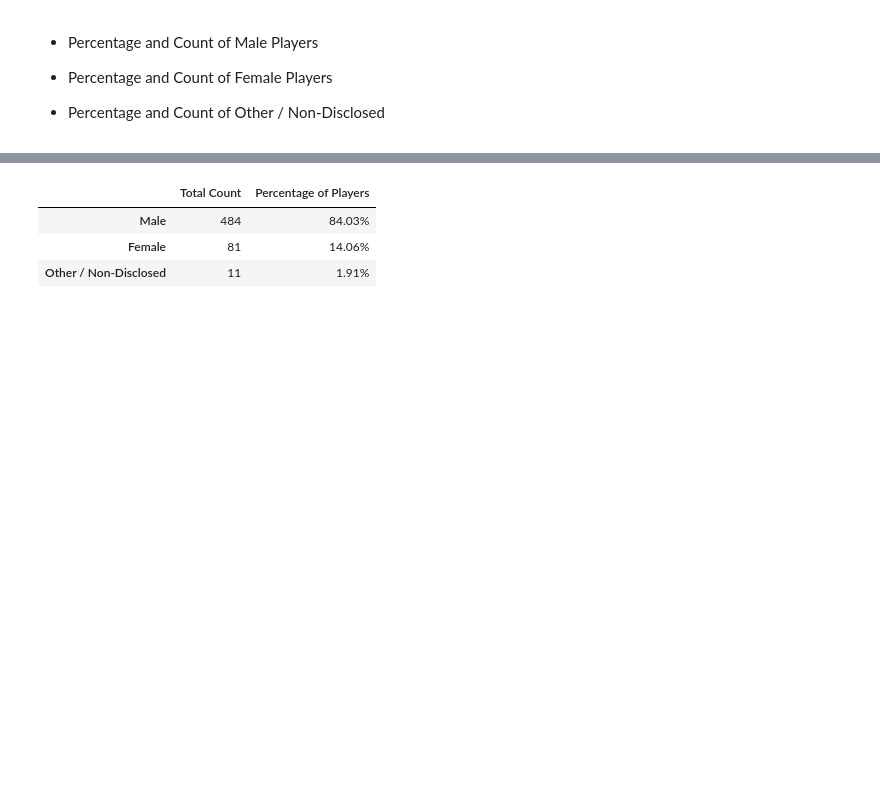
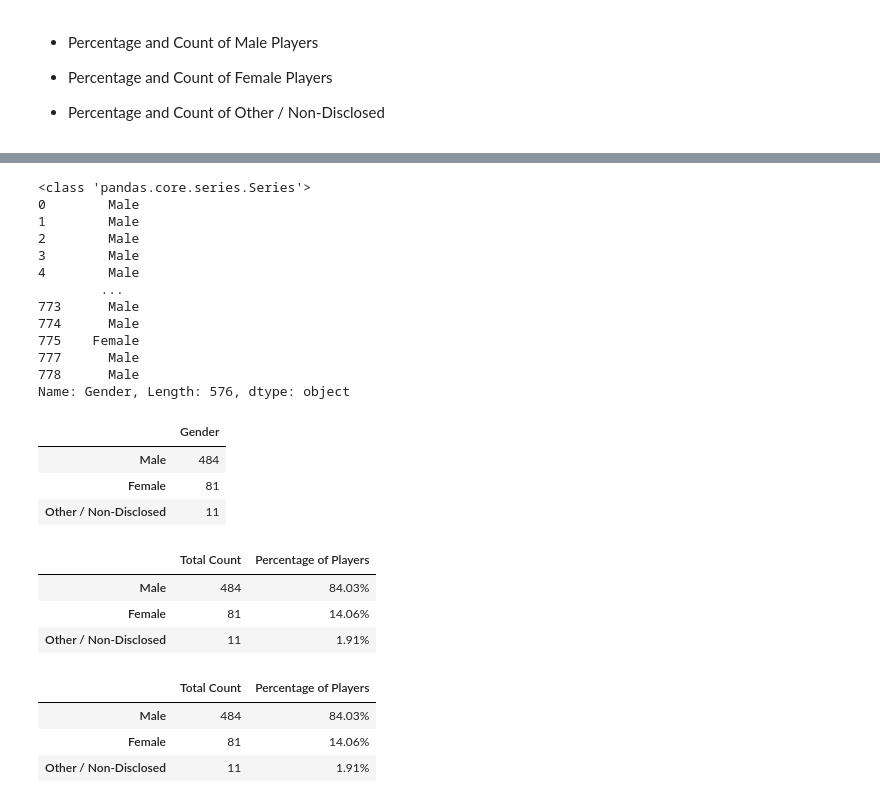
Before and after one commit to Ivana-Korak/pandas-challenge, a Jupyter notebook: HeroesOfPymoli/HeroesOfPymoli_starter.ipynb, the cells around one changed output, grey strips where cells are left out. Saved outputs shown, nothing was run; the diff lists cells and outputs as text; code cells hidden in the pictures; blank space fills up the shorter version.

Commit message:
https://github.com/Ivana-Korak/pandas-challenge.git git push
git commit -m

```diff
--- a/HeroesOfPymoli/HeroesOfPymoli_starter.ipynb
+++ b/HeroesOfPymoli/HeroesOfPymoli_starter.ipynb
@@ -101,3 +174,54 @@ purchase_df
+# %%
+SN_gender_df = purchase_data[['SN','Gender']]
+SN_gender_unique_df = SN_gender_df.drop_duplicates(subset='SN')
+#print(type(SN_gender_unique_df))
+
+gender_col = SN_gender_unique_df['Gender']
+print(type(gender_col))
+print(gender_col)
+
+demographics_df = gender_col.value_counts().to_frame()
+demographics_df
+# %% [output]
+<class 'pandas.core.series.Series'>
+0        Male
+1        Male
+2        Male
+3        Male
+4        Male
+        ...
+773      Male
+774      Male
+775    Female
+777      Male
+778      Male
+Name: Gender, Length: 576, dtype: object
+|  | Gender |
+| Male | 484 |
+| Female | 81 |
+| Other / Non-Disclosed | 11 |
+# %%
+SN_gender_df = purchase_data[['SN','Gender']]
+SN_gender_unique_df = SN_gender_df.drop_duplicates(subset='SN')
+#print(type(SN_gender_unique_df))
+
+gender_col = SN_gender_unique_df['Gender']
+#print(type(gender_df))
+#print(gender_col)
+demographics_df = gender_col.value_counts().to_frame()
+demographics_df
+
+demographics_df['Percentage'] = demographics_df['Gender']/SN_gender_unique_df['SN'].count()*100
+demographics_df.rename(columns={'Gender':'Total Count'}, inplace=True)
+demographics_df.rename(columns={'Percentage':'Percentage of Players'}, inplace=True)
+
+pd.options.display.float_format='{:,.2f}%'.format
+demographics_df
+# %% [output]
+|  | Total Count | Percentage of Players |
+| Male | 484 | 84.03% |
+| Female | 81 | 14.06% |
+| Other / Non-Disclosed | 11 | 1.91% |
 # %%
 # %% [output]
 |  | Total Count | Percentage of Players |
```
Also changed, not shown: parts of 17 cells of this notebook, 2 other files.
